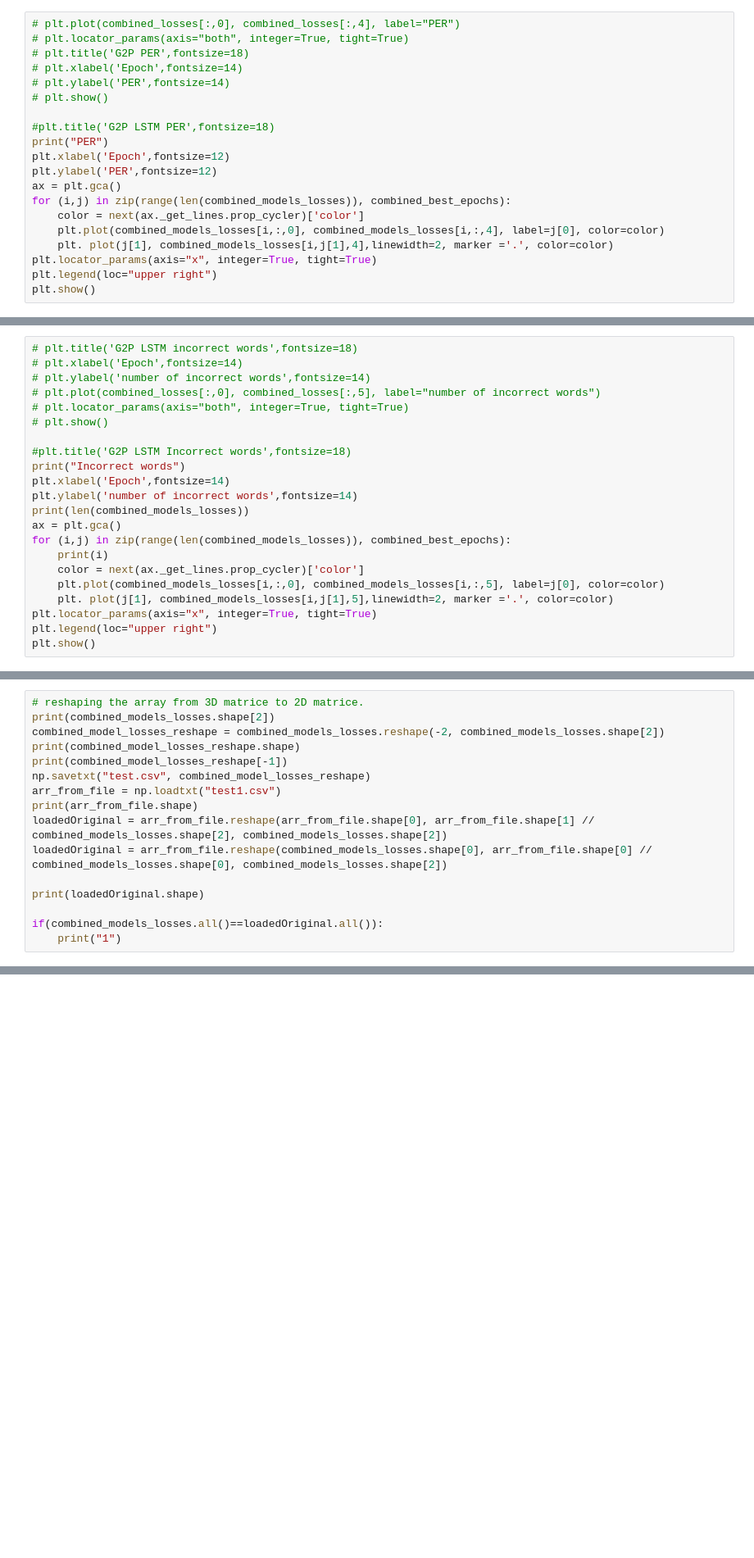
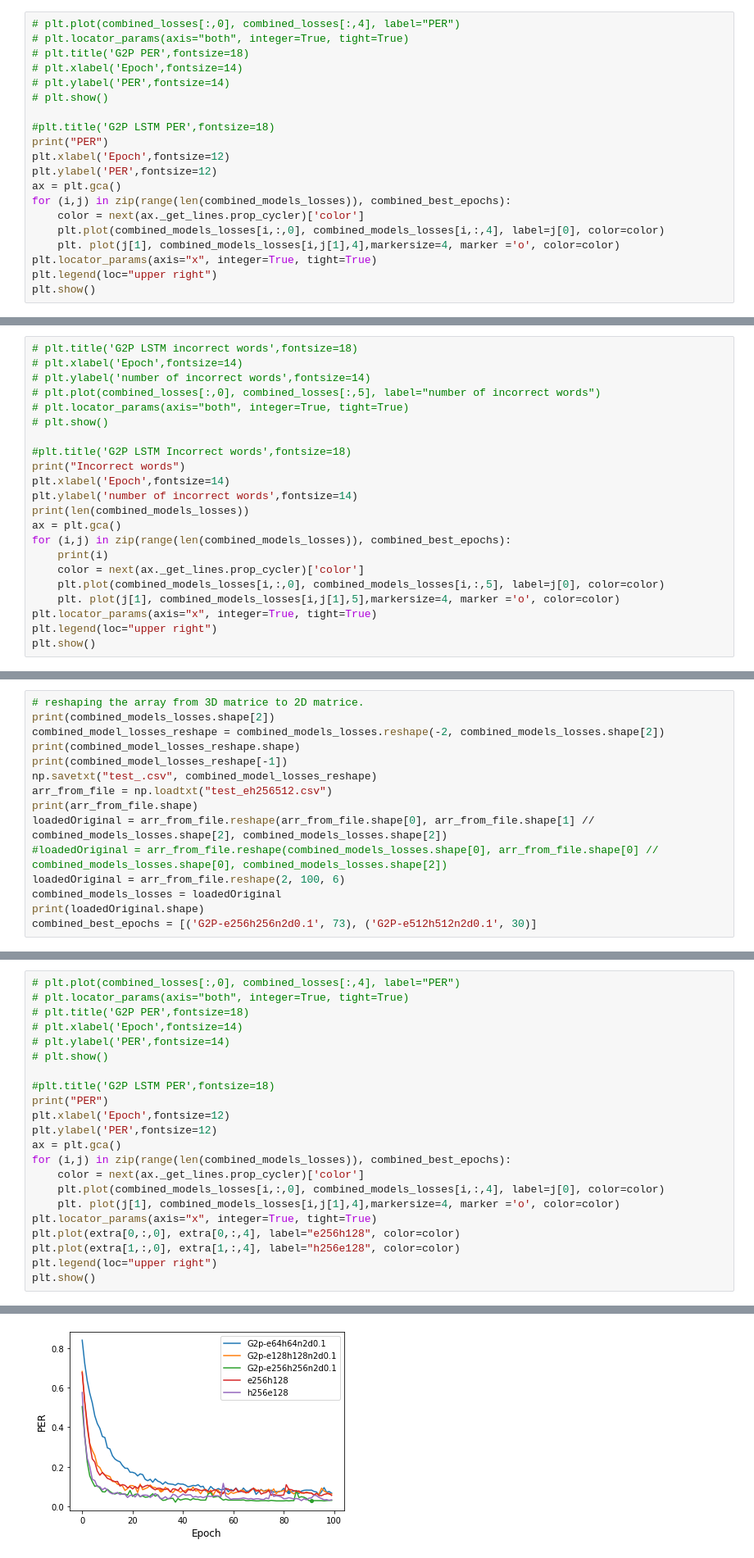
Before and after one commit to JulianHerreilers/afrTTS1, a Jupyter notebook: G2P/G2P_LSTM.ipynb, the cells around one changed output, grey strips where cells are left out. Shown at 82% size. Drawn from its saved outputs; the diff is of its cells as text; blank space fills up the shorter version.

```diff
--- a/G2P/G2P_LSTM.ipynb
+++ b/G2P/G2P_LSTM.ipynb
@@ -846,7 +871,7 @@ ax = plt.gca()
 for (i,j) in zip(range(len(combined_models_losses)), combined_best_epochs):
     color = next(ax._get_lines.prop_cycler)['color']
     plt.plot(combined_models_losses[i,:,0], combined_models_losses[i,:,4], label=j[0], color=color)
-    plt. plot(j[1], combined_models_losses[i,j[1],4],linewidth=2, marker ='.', color=color)
+    plt. plot(j[1], combined_models_losses[i,j[1],4],markersize=4, marker ='o', color=color)
 plt.locator_params(axis="x", integer=True, tight=True)
 plt.legend(loc="upper right")
 plt.show()
@@ -871,7 +896,7 @@ for (i,j) in zip(range(len(combined_models_losses)), combined_best_epochs):
     print(i)
     color = next(ax._get_lines.prop_cycler)['color']
     plt.plot(combined_models_losses[i,:,0], combined_models_losses[i,:,5], label=j[0], color=color)
-    plt. plot(j[1], combined_models_losses[i,j[1],5],linewidth=2, marker ='.', color=color)
+    plt. plot(j[1], combined_models_losses[i,j[1],5],markersize=4, marker ='o', color=color)
 plt.locator_params(axis="x", integer=True, tight=True)
 plt.legend(loc="upper right")
 plt.show()
@@ -888,15 +912,14 @@ print(combined_models_losses.shape[2])
 combined_model_losses_reshape = combined_models_losses.reshape(-2, combined_models_losses.shape[2])
 print(combined_model_losses_reshape.shape)
 print(combined_model_losses_reshape[-1])
-np.savetxt("test.csv", combined_model_losses_reshape)
-arr_from_file = np.loadtxt("test1.csv")
+np.savetxt("test_.csv", combined_model_losses_reshape)
+arr_from_file = np.loadtxt("test_eh256512.csv")
 print(arr_from_file.shape)
 loadedOriginal = arr_from_file.reshape(arr_from_file.shape[0], arr_from_file.shape[1] // combined_models_losses.shape[2], combined_models_losses.shape[2])
-loadedOriginal = arr_from_file.reshape(combined_models_losses.shape[0], arr_from_file.shape[0] // combined_models_losses.shape[0], combined_models_losses.shape[2])
-
+#loadedOriginal = arr_from_file.reshape(combined_models_losses.shape[0], arr_from_file.shape[0] // combined_models_losses.shape[0], combined_models_losses.shape[2])
+loadedOriginal = arr_from_file.reshape(2, 100, 6)
+combined_models_losses = loadedOriginal
 print(loadedOriginal.shape)
-
-if(combined_models_losses.all()==loadedOriginal.all()):
-    print("1")
+combined_best_epochs = [('G2P-e256h256n2d0.1', 73), ('G2P-e512h512n2d0.1', 30)]
 # %% [output]
 6
@@ -908,0 +931,23 @@ if(combined_models_losses.all()==loadedOriginal.all()):
+# %%
+# plt.plot(combined_losses[:,0], combined_losses[:,4], label="PER")
+# plt.locator_params(axis="both", integer=True, tight=True)
+# plt.title('G2P PER',fontsize=18)
+# plt.xlabel('Epoch',fontsize=14)
+# plt.ylabel('PER',fontsize=14)
+# plt.show()
+
+#plt.title('G2P LSTM PER',fontsize=18)
+print("PER")
+plt.xlabel('Epoch',fontsize=12)
+plt.ylabel('PER',fontsize=12)
+ax = plt.gca()
+for (i,j) in zip(range(len(combined_models_losses)), combined_best_epochs):
+    color = next(ax._get_lines.prop_cycler)['color']
+    plt.plot(combined_models_losses[i,:,0], combined_models_losses[i,:,4], label=j[0], color=color)
+    plt. plot(j[1], combined_models_losses[i,j[1],4],markersize=4, marker ='o', color=color)
+plt.locator_params(axis="x", integer=True, tight=True)
+plt.plot(extra[0,:,0], extra[0,:,4], label="e256h128", color=color)
+plt.plot(extra[1,:,0], extra[1,:,4], label="h256e128", color=color)
+plt.legend(loc="upper right")
+plt.show()
+# %% [output]
@@ -908,0 +955 @@ if(combined_models_losses.all()==loadedOriginal.all()):
+[figure, added]
```
Also changed, not shown: parts of 13 cells of this notebook.
